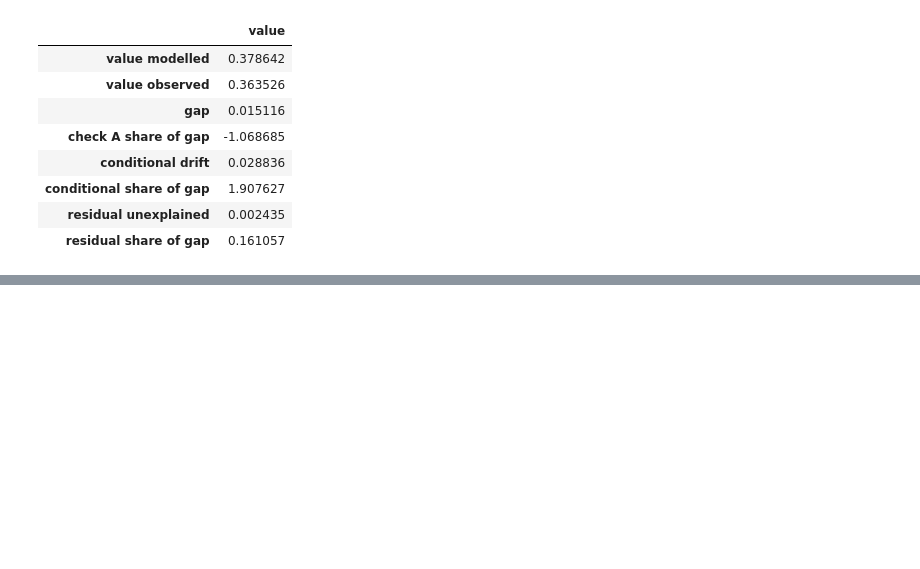
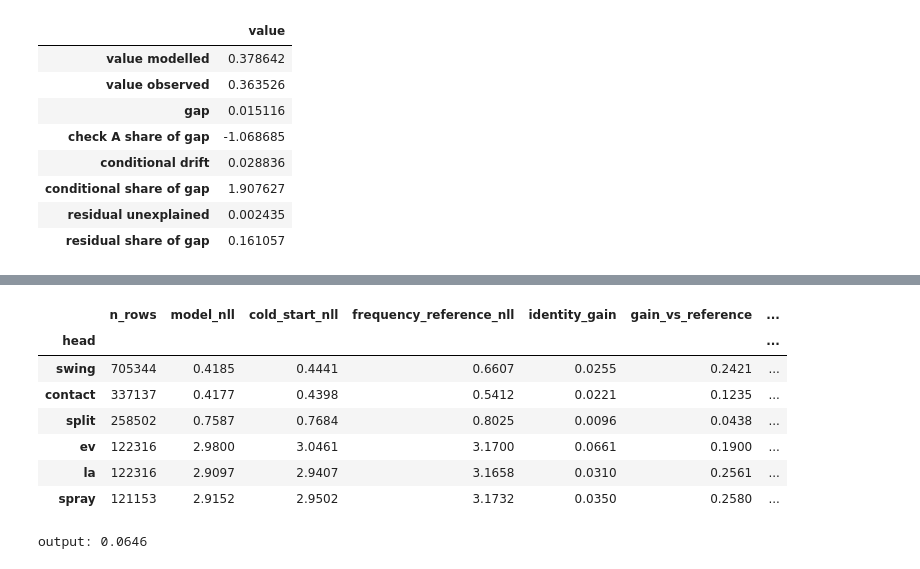
Before and after one commit to nseluga/Hitter-Embedding, a Jupyter notebook: notebooks/05_evaluation.ipynb, the cells around one changed output, grey strips where cells are left out. Cells and saved outputs as stored; diff of their text form; code cells hidden in the pictures; blank space fills up the shorter version.

```diff
--- a/notebooks/05_evaluation.ipynb
+++ b/notebooks/05_evaluation.ipynb
@@ -669,0 +729,21 @@ pd.Series({
+# %%
+HEAD_ORDER = ['swing', 'contact', 'split', 'ev', 'la', 'spray']
+
+process = load_json_f("f4_process_summary.json")
+process_table = pd.DataFrame([process["by_head"][head] for head in HEAD_ORDER]).set_index("head")
+process_table[["n_rows", "model_nll", "cold_start_nll", "frequency_reference_nll",
+               "identity_gain", "gain_vs_reference", "identity_share_of_gain"]].round(4)
+# %% [output]
+|  | n_rows | model_nll | cold_start_nll | frequency_reference_nll | identity_gain | gain_vs_reference | ... |
+| head |  |  |  |  |  |  | ... |
+| swing | 705344 | 0.4185 | 0.4441 | 0.6607 | 0.0255 | 0.2421 | ... |
+| contact | 337137 | 0.4177 | 0.4398 | 0.5412 | 0.0221 | 0.1235 | ... |
+| split | 258502 | 0.7587 | 0.7684 | 0.8025 | 0.0096 | 0.0438 | ... |
+| ev | 122316 | 2.9800 | 3.0461 | 3.1700 | 0.0661 | 0.1900 | ... |
+| la | 122316 | 2.9097 | 2.9407 | 3.1658 | 0.0310 | 0.2561 | ... |
+| spray | 121153 | 2.9152 | 2.9502 | 3.1732 | 0.0350 | 0.2580 | ... |
+# %%
+# the share of eval pitches whose hitter has no trained row, which dilutes identity gain down
+print(f"output: {process['cold_start_share_of_eval_pitches']:.4f}")
+# %% [output]
+output: 0.0646
```
Also changed, not shown: parts of 13 cells of this notebook, 21 other files.
